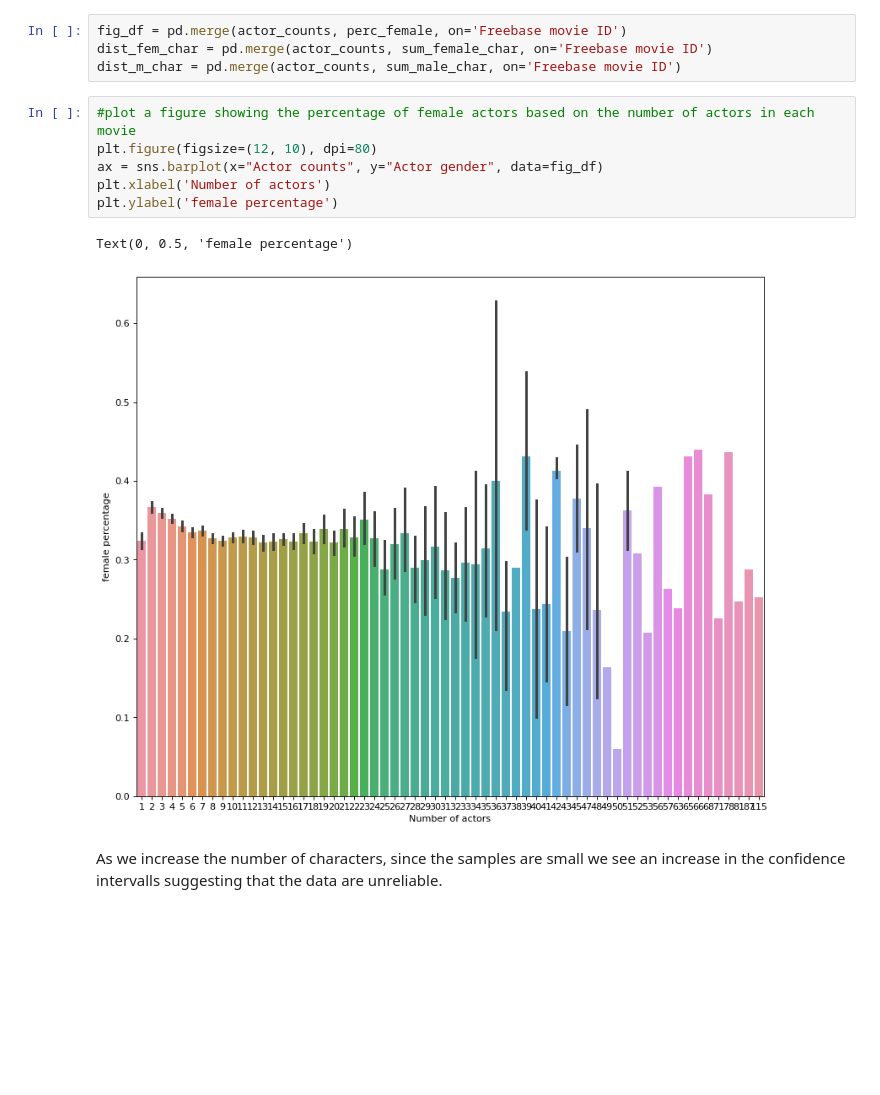
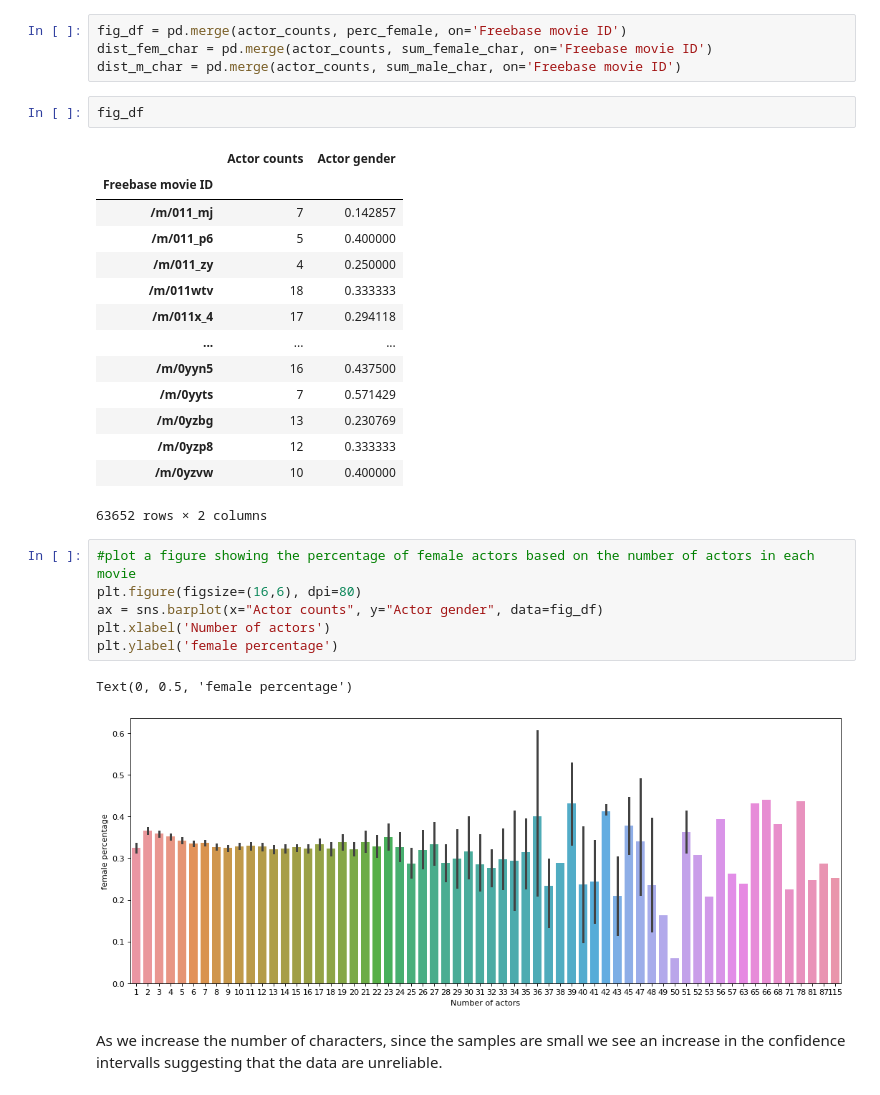
Before and after one commit to aristo6253/CS-401-ADAknow-Milestone2, a Jupyter notebook: gender_analysis_juliette_stavros.ipynb, the cells around one changed output. Saved outputs shown, nothing was run; the diff lists cells and outputs as text; blank space fills up the shorter version.

```diff
--- a/gender_analysis_juliette_stavros.ipynb
+++ b/gender_analysis_juliette_stavros.ipynb
@@ -509,15 +511,32 @@ Name: Actor gender, dtype: float64
 fig_df = pd.merge(actor_counts, perc_female, on='Freebase movie ID')
 dist_fem_char = pd.merge(actor_counts, sum_female_char, on='Freebase movie ID')
 dist_m_char = pd.merge(actor_counts, sum_male_char, on='Freebase movie ID')
+# %%
+fig_df
+# %% [output]
+|  | Actor counts | Actor gender |
+| Freebase movie ID |  |  |
+| /m/011_mj | 7 | 0.142857 |
+| /m/011_p6 | 5 | 0.400000 |
+| /m/011_zy | 4 | 0.250000 |
+| /m/011wtv | 18 | 0.333333 |
+| /m/011x_4 | 17 | 0.294118 |
+| ... | ... | ... |
+| /m/0yyn5 | 16 | 0.437500 |
+| /m/0yyts | 7 | 0.571429 |
+| /m/0yzbg | 13 | 0.230769 |
+| /m/0yzp8 | 12 | 0.333333 |
+| /m/0yzvw | 10 | 0.400000 |
+63652 rows × 2 columns
 # %%
 #plot a figure showing the percentage of female actors based on the number of actors in each movie
-plt.figure(figsize=(12, 10), dpi=80)
+plt.figure(figsize=(16,6), dpi=80)
 ax = sns.barplot(x="Actor counts", y="Actor gender", data=fig_df)
 plt.xlabel('Number of actors')
 plt.ylabel('female percentage')
 # %% [output]
 Text(0, 0.5, 'female percentage')
-[figure, old version]
+[figure, new version]
 # %% [markdown]
 As we increase the number of characters, since the samples are small we see an increase in the confidence intervalls suggesting that the data are unreliable.
 # %%
```
Also changed, not shown: parts of 13 cells of this notebook, 1 other file.
